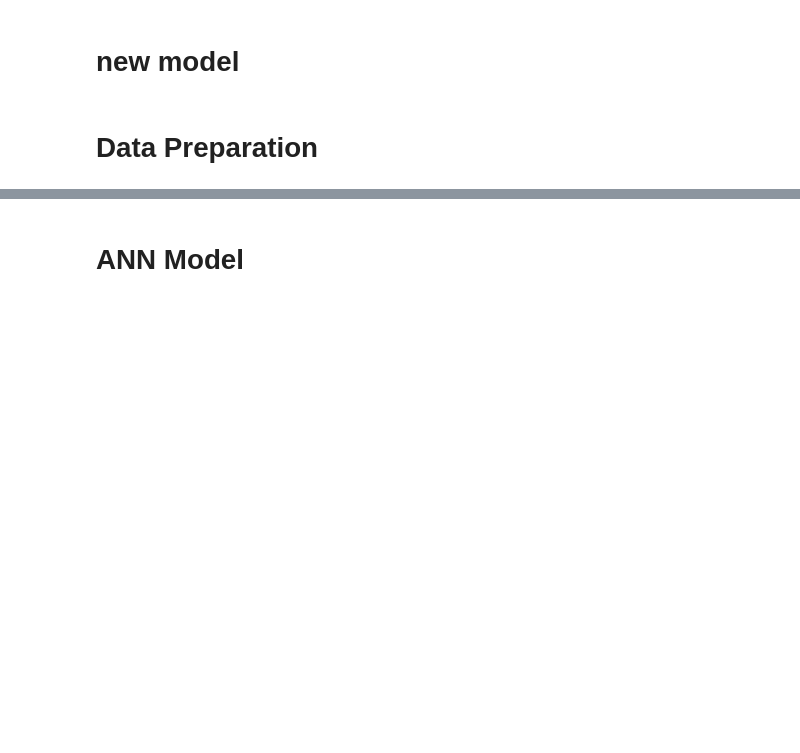
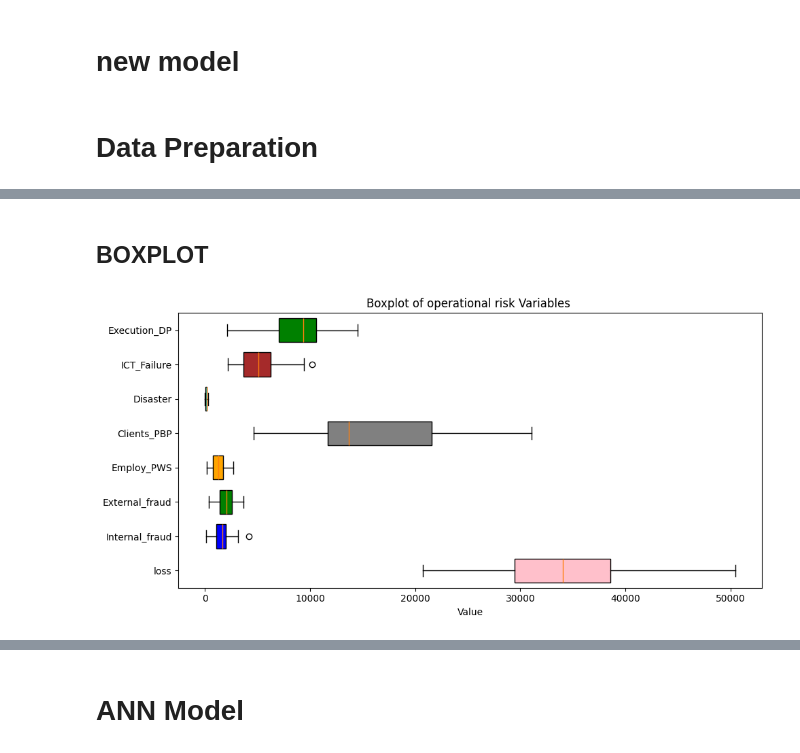
Before and after one commit to rygo1232/ryan1, a Jupyter notebook: DP_MODEL.ipynb, the cells around one changed output, grey strips where cells are left out. Drawn from its saved outputs; the diff is of its cells as text; code cells hidden in the pictures; blank space fills up the shorter version.

```diff
--- a/DP_MODEL.ipynb
+++ b/DP_MODEL.ipynb
@@ -79,0 +96,37 @@ X_test shape: (9, 8), y_test shape: (9, 1)
+# %% [markdown]
+## **BOXPLOT**
+# %%
+import matplotlib.pyplot as plt
+
+# Remove 'loss_category' from the columns if it exists
+columns_to_plot = [col for col in opr_data.columns if col != 'loss_category']
+
+# Set a larger figure size for better visibility
+plt.figure(figsize=(10, 5))
+
+# Get data for each variable
+data = [opr_data[col].dropna() for col in columns_to_plot]
+
+# Define colors for each variable
+colors = ['pink', 'blue', 'green', 'orange', 'gray', 'cyan', 'brown', 'green']
+colors = colors[:len(data)]  # Ensure the number of colors matches the data
+
+# Plot each box with specified colors
+ax = plt.gca()
+for i, (dat, color) in enumerate(zip(data, colors)):
+    bp = ax.boxplot(dat, vert=False, positions=[i+1], patch_artist=True, widths=0.7)
+    for patch in bp['boxes']:
+        patch.set_facecolor(color)
+
+# Set y-ticks to variable names
+ax.set_yticks(range(1, len(columns_to_plot) + 1))
+ax.set_yticklabels(columns_to_plot)
+
+# Improve layout and size
+plt.xlabel('Value')
+plt.title('Boxplot of operational risk Variables ')
+plt.tight_layout()
+
+plt.show()
+# %% [output]
+[figure, added]
```
Also changed, not shown: parts of 25 cells of this notebook.
